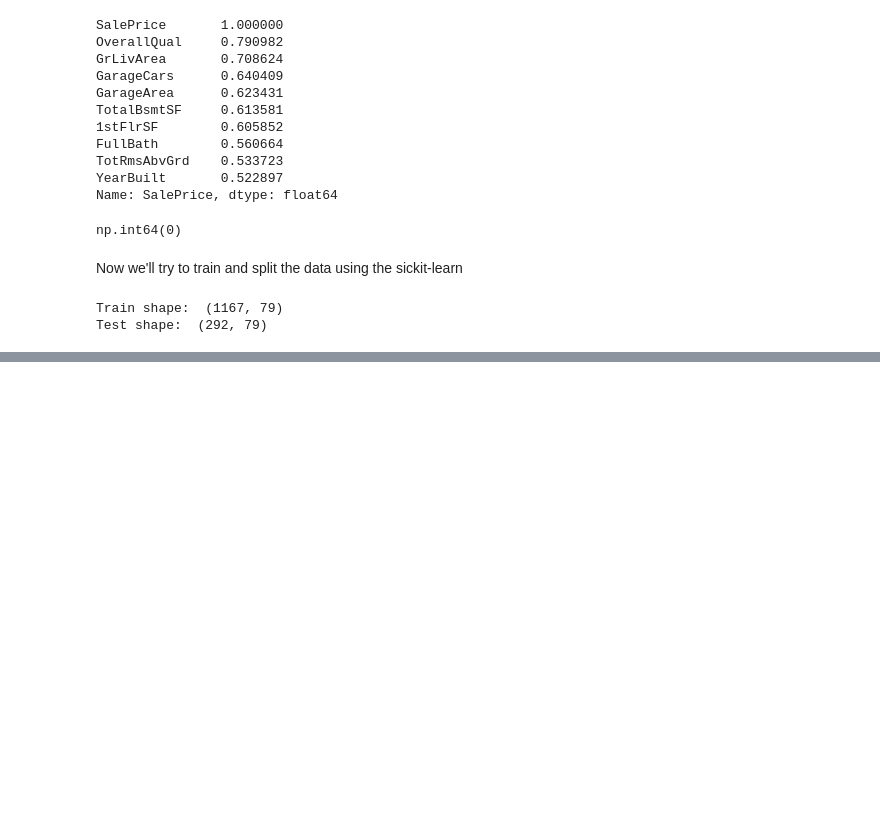
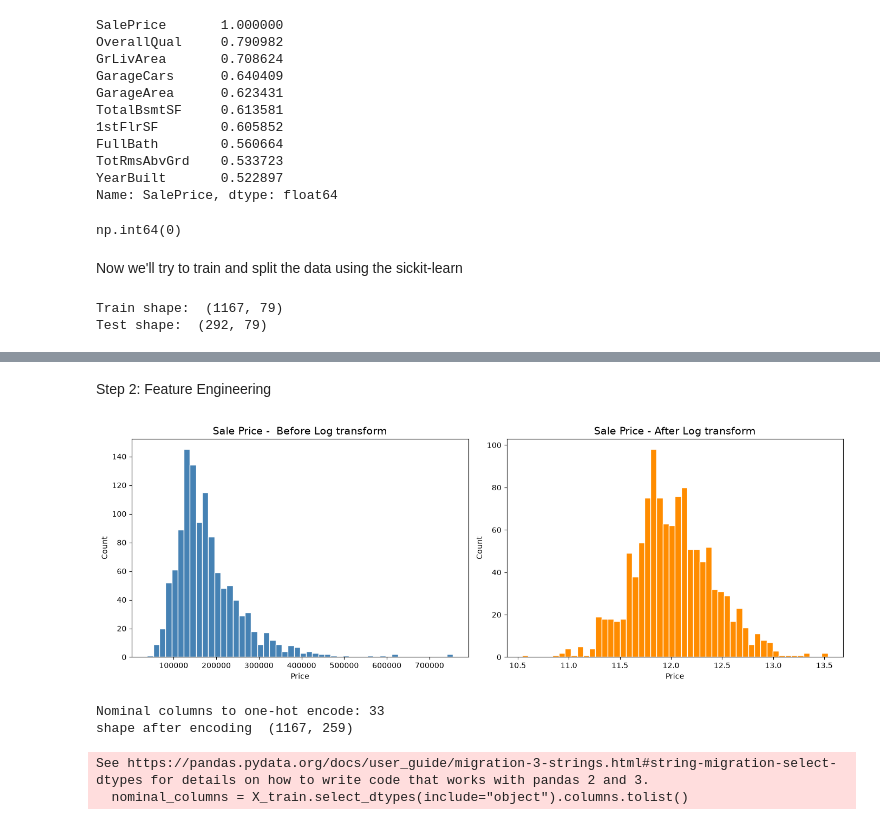
Before and after one commit to DevBhargav07/House-Prices, a Jupyter notebook: Codespace/notebook.ipynb, the cells around one changed output, grey strips where cells are left out. Cells and saved outputs as stored; diff of their text form; code cells hidden in the pictures; blank space fills up the shorter version.

Commit message:
adding the step 2 for feature extraction and trying to evalute the data with charts and evalutating features with encoding, vairance and corr drop

```diff
--- a/Codespace/notebook.ipynb
+++ b/Codespace/notebook.ipynb
@@ -170,0 +173,28 @@ Test shape:  (292, 79)
+# %% [markdown]
+Step 2: Feature Engineering
+# %%
+"""
+This step answers one question: which of the features help predict those prices, and which are noise?
+ we have 79 columns, giving all of them to the model is actually worse than selecting the best ones.
+ Irrelevant featues add noise and slow training.
+"""
+# 1. Check and Fix SalePrices Skewness
+import matplotlib.pyplot as plt
+import seaborn as sns
+
+fig, axes = plt.subplots(1, 2, figsize=(14, 5))
+
+axes[0].hist(y_train, bins=50, color='steelblue', edgecolor='white')
+axes[0].set_title('Sale Price -  Before Log transform', fontsize=14)
+axes[0].set_xlabel('Price')
+axes[0].set_ylabel("Count")
+
+axes[1].hist(np.log1p(y_train), bins=50, color='darkorange', edgecolor="white")
+axes[1].set_title("Sale Price - After Log transform", fontsize=14)
+axes[1].set_xlabel("Price")
+axes[1].set_ylabel("Count")
+
+plt.tight_layout()
+plt.show()
+# %% [output]
+[figure, added]
@@ -170,0 +225,20 @@ Test shape:  (292, 79)
+# %%
+# ii) One-hot encoding nominal columns
+
+nominal_columns = X_train.select_dtypes(include="object").columns.tolist()
+print(f"Nominal columns to one-hot encode: {len(nominal_columns)}")
+
+from sklearn.preprocessing import OneHotEncoder
+from sklearn.compose import ColumnTransformer
+
+X_train = pd.get_dummies(X_train, columns=nominal_columns)
+X_test = pd.get_dummies(X_test, columns=nominal_columns)
+
+X_train, X_test = X_train.align(X_test, join='left', axis=1, fill_value=0)
+
+print("shape after encoding ", X_train.shape)
+# %% [output]
+Nominal columns to one-hot encode: 33
+shape after encoding  (1167, 259)
+See https://pandas.pydata.org/docs/user_guide/migration-3-strings.html#string-migration-select-dtypes for details on how to write code that works with pandas 2 and 3.
+  nominal_columns = X_train.select_dtypes(include="object").columns.tolist()
```
Also changed, not shown: parts of 8 cells of this notebook.
